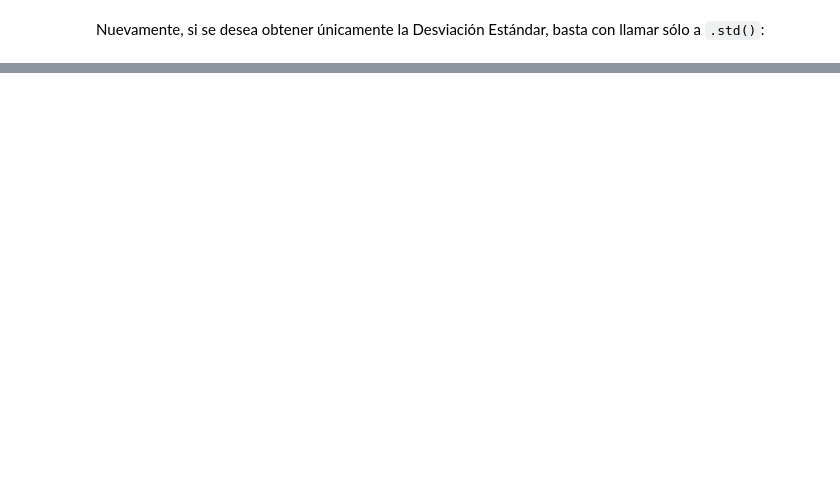
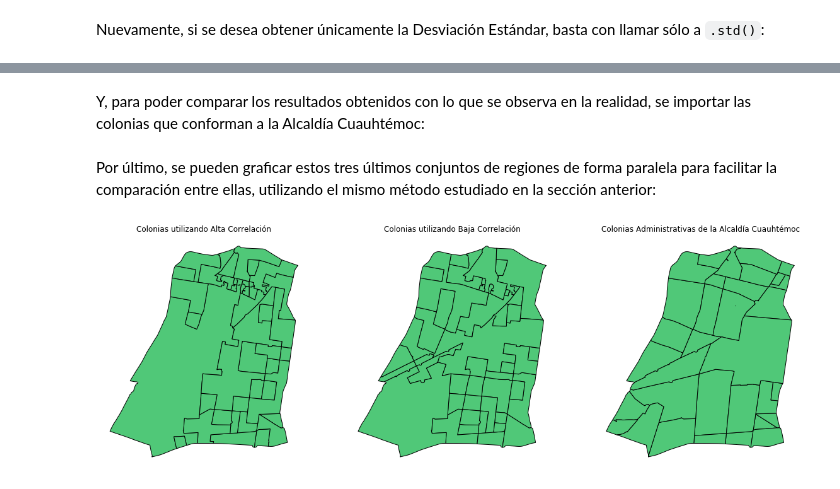
Before and after one commit to CentroGeo/curso-geoinformatica-2, a Jupyter notebook: 06_regionalizacion/06_parte2.ipynb, the cells around one changed output, grey strips where cells are left out. Cells and saved outputs as stored; diff of their text form; code cells hidden in the pictures; blank space fills up the shorter version.

```diff
--- a/06_regionalizacion/06_parte2.ipynb
+++ b/06_regionalizacion/06_parte2.ipynb
@@ -149,0 +466,12 @@ Lo tabla anterior también permite dar una primera idea de cuál es la variació
+# %%
+# Ejecutar el Algoritmo AZP de Regionalización
+layer.cluster('azp', ['com' , 'ubi'], 33, wType='queen')
+
+# Indicar a qué región pertenece cada AGEB como una nueva columna
+airbnb['azpcls_bajacorr'] = layer.region2areas
+
+# Almacenar las columnas del 'GeoDataFrame' que son de interés para '.dissolve()'
+tmp = airbnb[['azpcls_bajacorr','geometry']]
+
+# Unir las AGEB's de cada región en una sola geometría a través de '.dissolve()'
+regiones_bajacorr = tmp.dissolve(by = 'azpcls_bajacorr')
@@ -149,0 +493,43 @@ Lo tabla anterior también permite dar una primera idea de cuál es la variació
+# %% [markdown]
+Y, para poder comparar los resultados obtenidos con lo que se observa en la realidad, se importar las colonias que conforman a la Alcaldía Cuauhtémoc:
+# %%
+colonias_reales = gpd.read_file('data/colonias_cuauh.shp')
+colonias_reales = colonias_reales.set_index('id')
+# %% [markdown]
+Por último, se pueden graficar estos tres últimos conjuntos de regiones de forma paralela para facilitar la comparación entre ellas, utilizando el mismo método estudiado en la sección anterior:
+# %%
+# Crear la figura y sus ejes
+fig, ejes = plt.subplots(nrows = 1, ncols = 3, figsize=(20, 20))
+
+# Aislar los ejes (cuadros) en sus propias variables
+eje1 = ejes[0]
+eje2 = ejes[1]
+eje3 = ejes[2]
+
+# Para el primer eje (cuadro)
+# Graficar las regiones derivadas de las variables con Alta Correlación
+regiones_altacorr.plot(figsize = (10,10), edgecolor = 'black', facecolor = '#50C878', ax = eje1)
+# Remover los ejes del mapa
+eje1.set_axis_off()
+# Asignar un título
+eje1.set_title('Colonias utilizando Alta Correlación')
+
+# Para el segundo eje (cuadro)
+# Graficar las regiones derivadas de las variables con Baja Correlación
+regiones_bajacorr.plot(figsize = (10,10), edgecolor = 'black', facecolor = '#50C878', ax = eje2)
+# Remover los ejes del mapa
+eje2.set_axis_off()
+# Asignar un título
+eje2.set_title('Colonias utilizando Baja Correlación')
+
+# Para el segundo eje (cuadro)
+# Graficar las colonias originales
+colonias_reales.plot(figsize = (10,10), edgecolor = 'black', facecolor = '#50C878', ax = eje3)
+# Remover los ejes del mapa
+eje3.set_axis_off()
+# Asignar un título
+eje3.set_title('Colonias Administrativas de la Alcaldía Cuauhtémoc')
+
+plt.show()
+# %% [output]
+[figure, added]
```
Also changed, not shown: parts of 38 cells of this notebook, 38 other files.
